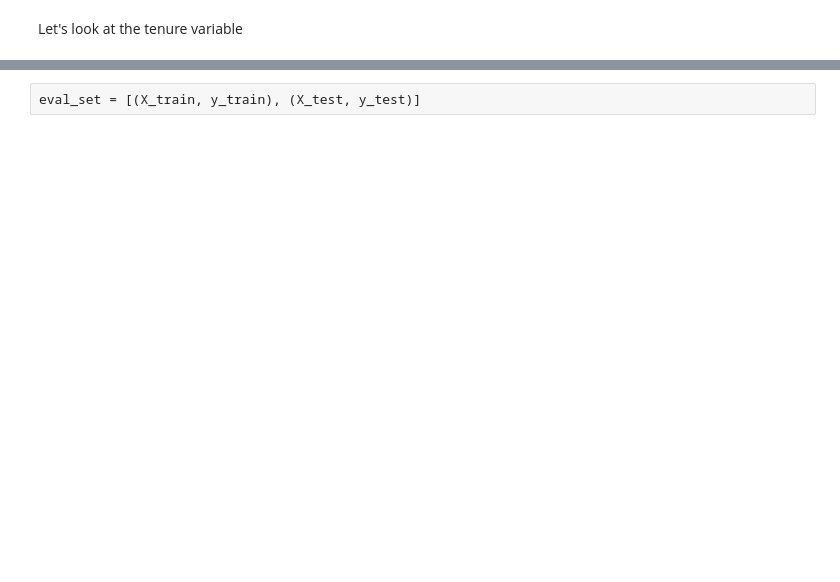
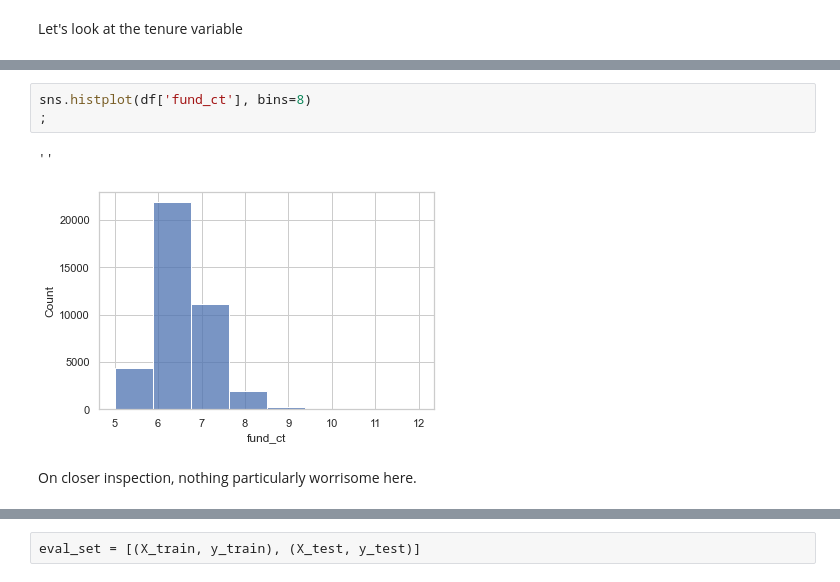
Before and after one commit to topgreg/VG-Assessment, a Jupyter notebook: VG - Assessment - Welliver.ipynb, the cells around one changed output, grey strips where cells are left out. Saved outputs shown, nothing was run; the diff lists cells and outputs as text; blank space fills up the shorter version.

```diff
--- a/VG - Assessment - Welliver.ipynb
+++ b/VG - Assessment - Welliver.ipynb
@@ -285,0 +608,8 @@ plt.subplots_adjust(hspace=0.5)
+# %%
+sns.histplot(df['fund_ct'], bins=8)
+;
+# %% [output]
+''
+[figure, added]
+# %% [markdown]
+On closer inspection, nothing particularly worrisome here.
```
Also changed, not shown: parts of 151 cells of this notebook.
